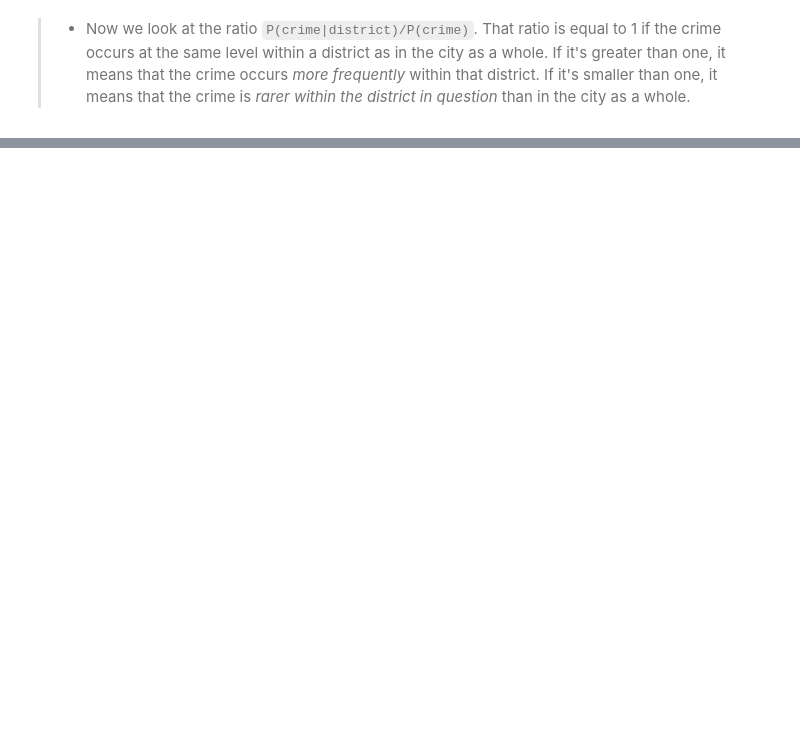
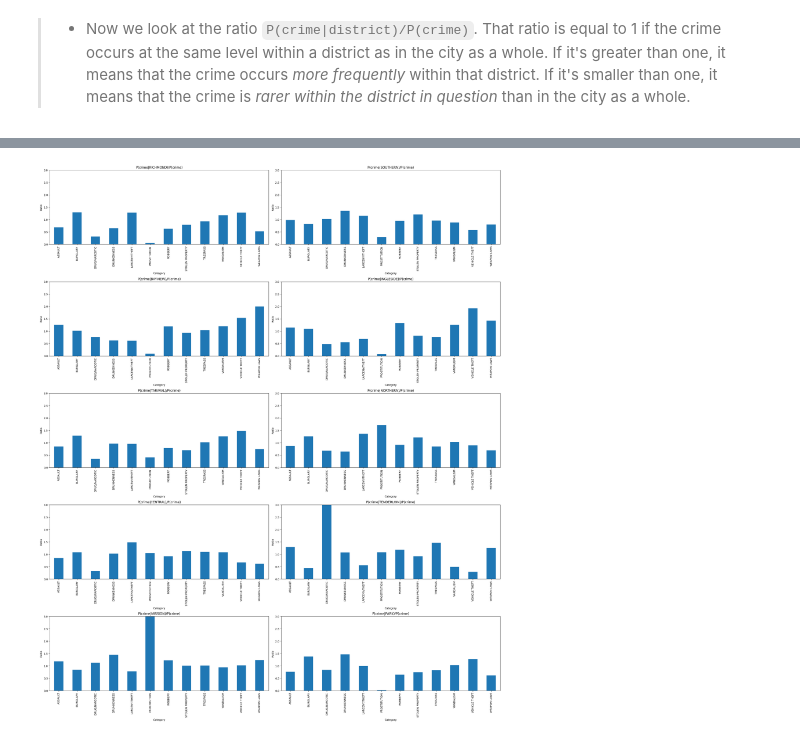
Before and after one commit to AleksandarLukic96/02806_Social_Data, a Jupyter notebook: notebooks/W2_Victor.ipynb, the cells around one changed output, grey strips where cells are left out. Saved outputs shown, nothing was run; the diff lists cells and outputs as text; code cells hidden in the pictures; blank space fills up the shorter version.

```diff
--- a/notebooks/W2_Victor.ipynb
+++ b/notebooks/W2_Victor.ipynb
@@ -465,3 +471,24 @@ IndexError: index 5 is out of bounds for axis 0 with size 5
 >    - Comment on the top crimes in _Tenderloin_, _Mission_, and _Richmond_. Does this fit with the impression you get of these neighborhoods on Wikipedia <font color="grey">(or from your LLM's description of those neighborhoods)</font>?
 >    - What neighborhood would you prefer to live in? Explain why?
 >    - <font color="grey">BONUS QUESTION. Can you get your LLM to discuss the graphic you created? (E.g. by showing it the image) Did it notice anything you didn't?</font>
+# %%
+# Calculate P(crime|district)/P(crime) for each district and plot
+fig, axs = plt.subplots(5, 2, figsize=(25, 30))
+
+for i, district in enumerate(districts):
+    if pd.isna(district) or district == 'OUT OF SF':
+        continue # Skip missing data
+    crime_probabilities_district = data[data['Police District'] == district]['Category'].value_counts(normalize=True)
+    crime_ratios = crime_probabilities_district / crime_probabilities
+    crime_ratios = crime_ratios[crime_ratios.index.isin(focuscrimes)]
+    row, col = divmod(i, 2)
+    if not crime_ratios.empty:
+        crime_ratios.plot.bar(ax=axs[row, col])
+    axs[row, col].set_ylabel('Ratio')
+    axs[row, col].set_title('P(crime|' + district + ')/P(crime)')
+    axs[row, col].set_ylim(0, 3)
+
+plt.tight_layout(pad=3.0, w_pad=1.0, h_pad=1.0)
+plt.show()
+# %% [output]
+[figure, added]
```
Also changed, not shown: parts of 8 cells of this notebook, 1 other file.
